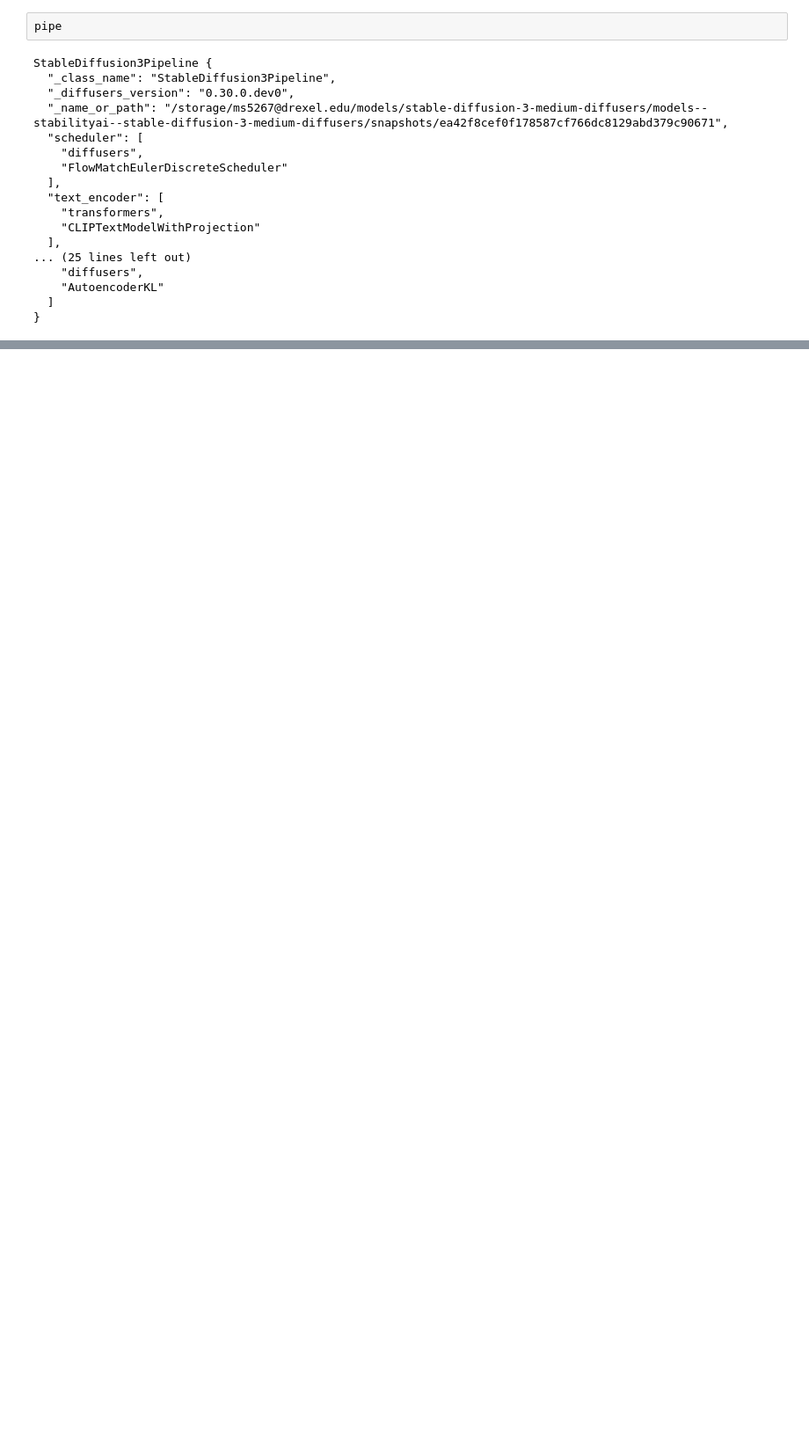
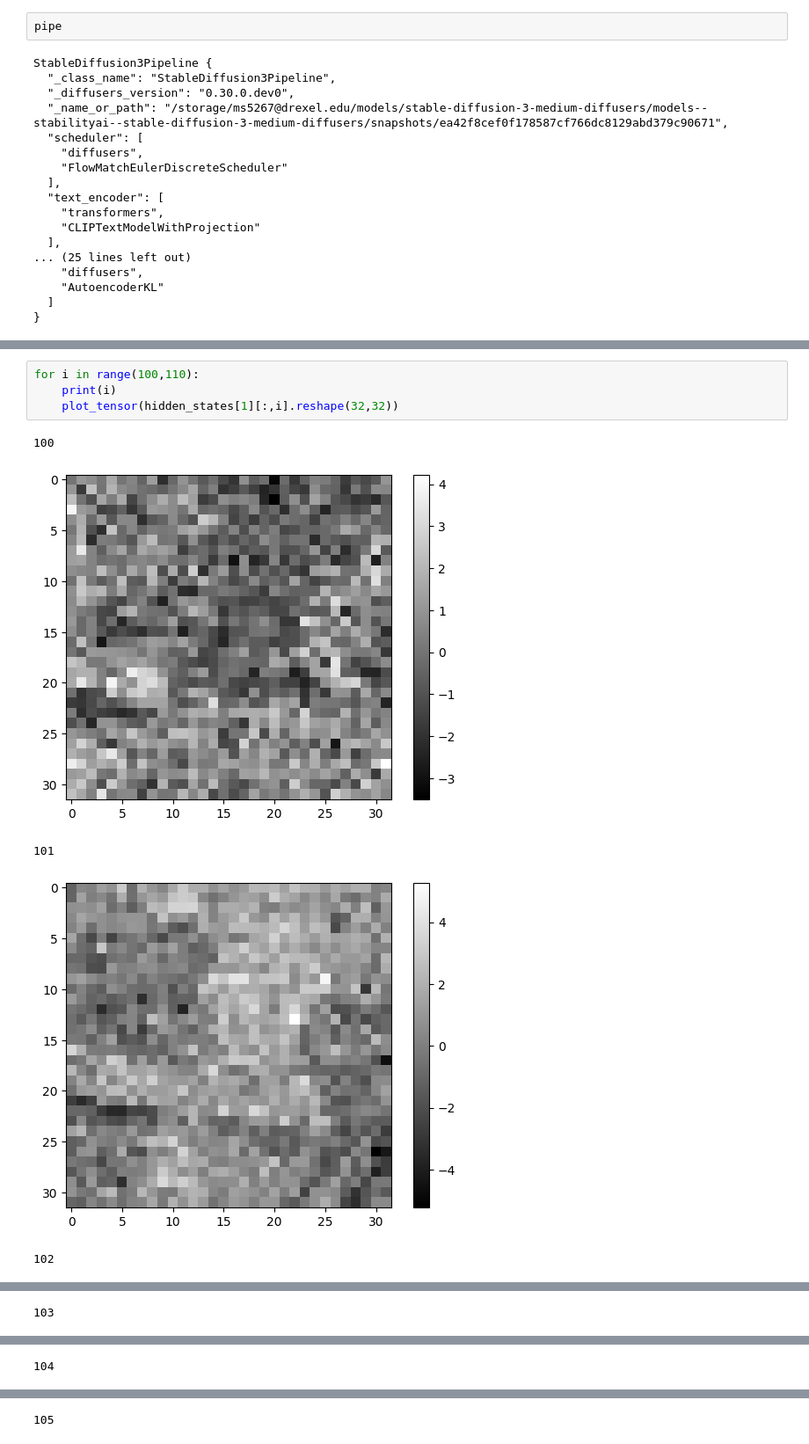
Before and after one commit to ManilShrestha/smpc, a Jupyter notebook: notebook/sd3_split_pipeline_socket_v2.ipynb, the cells around one changed output, grey strips where cells are left out. Shown at 88% size. Cells and saved outputs as stored; diff of their text form; blank space fills up the shorter version.

```diff
--- a/notebook/sd3_split_pipeline_socket_v2.ipynb
+++ b/notebook/sd3_split_pipeline_socket_v2.ipynb
@@ -88,0 +129,10 @@ StableDiffusion3Pipeline {
+# %%
+for i in range(100,110):
+	print(i)
+	plot_tensor(hidden_states[1][:,i].reshape(32,32))
+# %% [output]
+100
+[figure, added]
+101
+[figure, added]
+102
@@ -88,0 +140 @@ StableDiffusion3Pipeline {
+103
@@ -88,0 +142 @@ StableDiffusion3Pipeline {
+104
@@ -88,0 +144 @@ StableDiffusion3Pipeline {
+105
```
Also changed, not shown: parts of 10 cells of this notebook, 2 other files.
